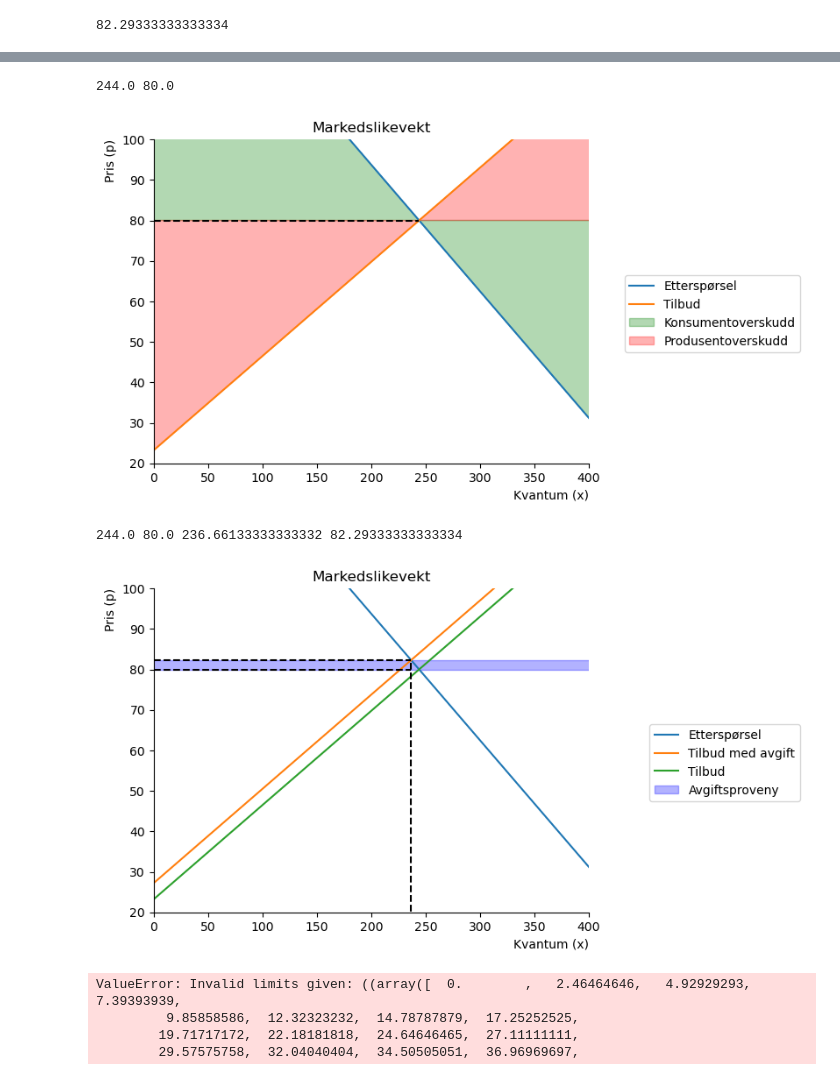
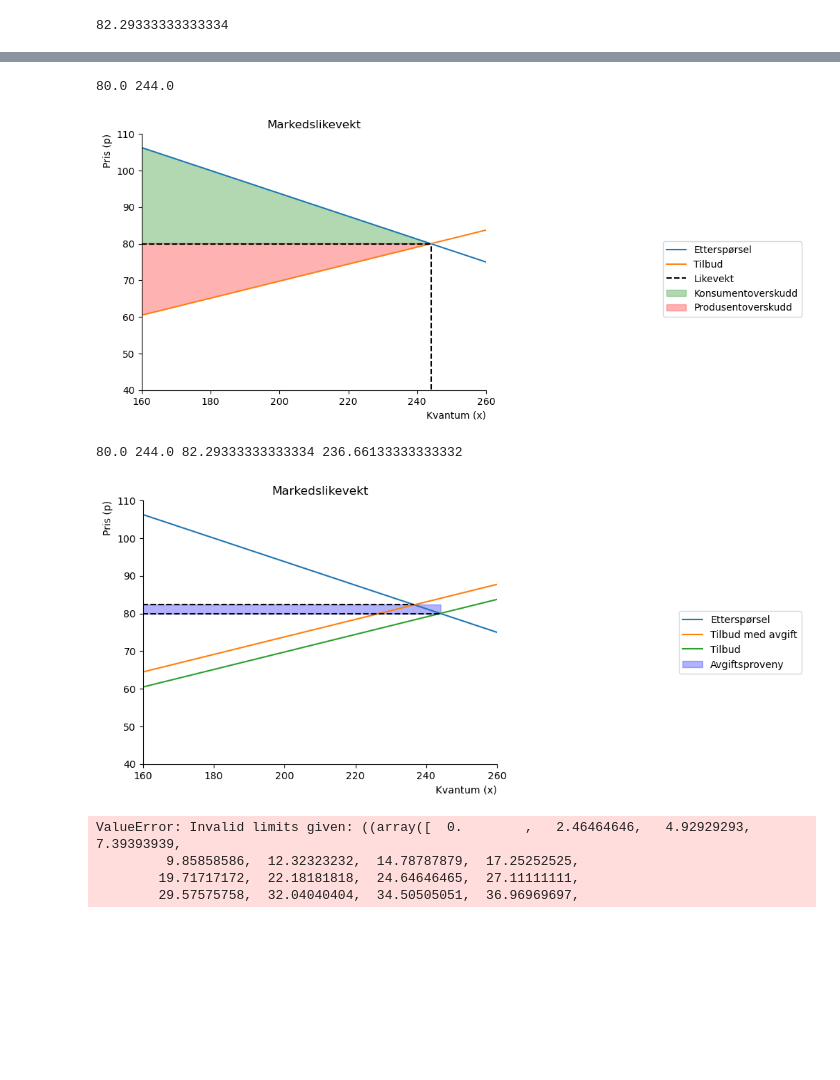
Before and after one commit to Danieljoha/Sok-1006, a Jupyter notebook: Arbeidskrav_3.ipynb, the cells around one changed output, grey strips where cells are left out. Drawn from its saved outputs; the diff is of its cells as text; code cells hidden in the pictures; blank space fills up the shorter version.

```diff
--- a/Arbeidskrav_3.ipynb
+++ b/Arbeidskrav_3.ipynb
@@ -96,7 +111,7 @@ x_eq_fn_med_avgift
 # %% [output]
 82.29333333333334
 # %%
-x_num=np.linspace(0.1,100,100)
+x_num=np.linspace(0.1,500,100)
 
 #lag en akse
 
@@ -104,8 +119,8 @@ def create_ax():
                 fig, ax = plt.subplots()
                 ax.set_ylabel('Pris (p)', loc='top')
                 ax.set_xlabel('Kvantum (x)', loc='right')
-                ax.set(xlim=(0,400))
-                ax.set(ylim=(0,100))
+                ax.set(xlim=(160,260))
+                ax.set(ylim=(40,110))
                 ax.spines['top'].set_color('none')
                 ax.spines['right'].set_color('none')
 
@@ -118,18 +133,18 @@ fig, ax = create_ax()
 # plott funksjonen
 
 ax.plot(x_num, demand(x_num), label='Etterspørsel')
-#ax.plot(supply(x_num, 4), x_num, label='Tilbud med avgift')
+#ax.plot(x_num, supply(x_num, 4), label='Tilbud med avgift')
 ax.plot(x_num, supply(x_num, 0), label='Tilbud')
 
 
 
 
 
-ax.hlines(p_eq_fn_uten_avgift,0,x_eq_fn_uten_avgift, color='black',ls='dashed')
-#ax.vlines(x_eq_fn_uten_avgift,0,p_eq_fn_uten_avgift, color='black',ls='dashed')
+ax.hlines(x_eq_fn_uten_avgift,0,p_eq_fn_uten_avgift, color='black',ls='dashed', label="Likevekt")
+ax.vlines(p_eq_fn_uten_avgift,0,x_eq_fn_uten_avgift, color='black',ls='dashed')
 
-#ax.vlines(x_eq_fn_med_avgift,0,p_eq_fn_med_avgift, color='black',ls='dashed')
-#ax.hlines(p_eq_fn_med_avgift,0,x_eq_fn_med_avgift, color='black',ls='dashed')
+#ax.vlines(p_eq_fn_med_avgift,0,x_eq_fn_med_avgift, color='black',ls='dashed')
+#ax.hlines(x_eq_fn_med_avgift,0,p_eq_fn_med_avgift, color='black',ls='dashed')
 
 
 # tittel
@@ -156,10 +171,7 @@ print(x_eq_fn_uten_avgift, p_eq_fn_uten_avgift)
 # %%
 x_num=np.linspace(0.1,100,100)
 q = np.linspace(0,p_eq_fn_uten_avgift,100)
-
-
-b = np.linspace(0,x_eq_fn_uten_avgift,100)
-
+x_num=np.linspace(0.1,500,100)
 
 #lag en akse
 
@@ -167,63 +179,57 @@ def create_ax():
                 fig, ax = plt.subplots()
                 ax.set_ylabel('Pris (p)', loc='top')
                 ax.set_xlabel('Kvantum (x)', loc='right')
-                ax.set(xlim=(0,400))
-                ax.set(ylim=(20,100))
+                ax.set(xlim=(160,260))
+                ax.set(ylim=(40,110))
                 ax.spines['top'].set_color('none')
                 ax.spines['right'].set_color('none')
 
                 return fig, ax
 
 
-                #ax.set(xlim=(100,400))
-                #ax.set(ylim=(40,100))
 
 fig, ax = create_ax()
 
 # plott funksjonen
 
-ax.plot(demand(x_num), x_num, label='Etterspørsel')
-#ax.plot(supply(x_num, 4), x_num, label='Tilbud med avgift')
-ax.plot(supply(x_num, 0), x_num, label='Tilbud')
+ax.plot(x_num, demand(x_num), label='Etterspørsel')
+#ax.plot(x_num, supply(x_num, 4), label='Tilbud med avgift')
+ax.plot(x_num, supply(x_num, 0), label='Tilbud')
 
 
 
 
+ax.hlines(x_eq_fn_uten_avgift,0,p_eq_fn_uten_avgift, color='black',ls='dashed', label="Likevekt")
+ax.vlines(p_eq_fn_uten_avgift,0,x_eq_fn_uten_avgift, color='black',ls='dashed')
 
-ax.hlines(p_eq_fn_uten_avgift,0,x_eq_fn_uten_avgift, color='black',ls='dashed')
-#ax.vlines(x_eq_fn_uten_avgift,0,p_eq_fn_uten_avgift, color='black',ls='dashed')
 
 #ax.vlines(x_eq_fn_med_avgift,0,p_eq_fn_med_avgift, color='black',ls='dashed')
 #ax.hlines(p_eq_fn_med_avgift,0,x_eq_fn_med_avgift, color='black',ls='dashed')
 
 
 # tittel
 ax.set_title('Markedslikevekt')
 
 #vis navnene:
 ax.legend(bbox_to_anchor=(1.5,0.6));
 
 
 
 
-q = np.linspace(0,x_eq_fn_uten_avgift,100)
 
 
-ax.fill_between(demand(q), p_eq_fn_uten_avgift, q, color = "green",alpha = 0.3,label='Konsumentoverskudd')
-ax.fill_between(supply(q, 0), q, p_eq_fn_uten_avgift, color = "red",alpha = 0.3,label='Produsentoverskudd')
+ax.fill_between(q, x_eq_fn_uten_avgift, demand(q), q, color = "green",alpha = 0.3,label='Konsumentoverskudd')
+ax.fill_between(q, supply(q, 0), x_eq_fn_uten_avgift, color = "red",alpha = 0.3,label='Produsentoverskudd')
 
 ax.legend(bbox_to_anchor=(1.5,0.6))
 print(x_eq_fn_uten_avgift, p_eq_fn_uten_avgift)
 # %% [output]
-244.0 80.0
+80.0 244.0
-[figure, old version]
+[figure, new version]
 # %%
 x_num=np.linspace(0.1,100,100)
 q = np.linspace(0,p_eq_fn_uten_avgift,100)
-
-
-b = np.linspace(0,x_eq_fn_uten_avgift,100)
-
+x_num=np.linspace(0.1,500,100)
 
 #lag en akse
 
@@ -231,34 +237,29 @@ def create_ax():
                 fig, ax = plt.subplots()
                 ax.set_ylabel('Pris (p)', loc='top')
                 ax.set_xlabel('Kvantum (x)', loc='right')
-                ax.set(xlim=(0,400))
-                ax.set(ylim=(20,100))
+                ax.set(xlim=(160,260))
+                ax.set(ylim=(40,110))
                 ax.spines['top'].set_color('none')
                 ax.spines['right'].set_color('none')
 
                 return fig, ax
 
 
-                #ax.set(xlim=(100,400))
-                #ax.set(ylim=(40,100))
 
 fig, ax = create_ax()
 
 # plott funksjonen
 
-ax.plot(demand(x_num), x_num, label='Etterspørsel')
-ax.plot(supply(x_num, 4), x_num, label='Tilbud med avgift')
-ax.plot(supply(x_num, 0), x_num, label='Tilbud')
+ax.plot(x_num, demand(x_num), label='Etterspørsel')
+ax.plot(x_num, supply(x_num, 4), label='Tilbud med avgift')
+ax.plot(x_num, supply(x_num, 0), label='Tilbud')
 
 
 
 
+ax.hlines(x_eq_fn_uten_avgift,0,p_eq_fn_uten_avgift, color='black',ls='dashed')
 
-ax.hlines(p_eq_fn_uten_avgift,0,x_eq_fn_med_avgift, color='black',ls='dashed')
-#ax.vlines(x_eq_fn_uten_avgift,0,p_eq_fn_uten_avgift, color='black',ls='dashed')
-
-ax.vlines(x_eq_fn_med_avgift,0,p_eq_fn_med_avgift, color='black',ls='dashed')
-ax.hlines(p_eq_fn_med_avgift,0,x_eq_fn_med_avgift, color='black',ls='dashed')
+ax.hlines(x_eq_fn_med_avgift,0,p_eq_fn_med_avgift, color='black',ls='dashed')
 
 
 # tittel
@@ -269,17 +270,17 @@ ax.legend(bbox_to_anchor=(1.5,0.6));
 
 
 
-
-q = np.linspace(0,x_eq_fn_uten_avgift,100)
+ax.legend(bbox_to_anchor=(1.5,0.6))
 
 
-ax.fill_between(supply(q, 4), p_eq_fn_uten_avgift, p_eq_fn_med_avgift, color = "blue",alpha = 0.3,label='Avgiftsproveny')
+
+ax.fill_between(q, x_eq_fn_med_avgift, x_eq_fn_uten_avgift, color = "blue",alpha = 0.3,label='Avgiftsproveny')
 
 ax.legend(bbox_to_anchor=(1.5,0.6))
 print(x_eq_fn_uten_avgift, p_eq_fn_uten_avgift, x_eq_fn_med_avgift, p_eq_fn_med_avgift)
 # %% [output]
-244.0 80.0 236.66133333333332 82.29333333333334
+80.0 244.0 82.29333333333334 236.66133333333332
-[figure, old version]
+[figure, new version]
 # %%
 consumer_surplus=sp.integrate(demand(q)-p_eq_fn_uten_avgift,(q,0,x_eq_fn_uten_avgift))
 consumer_surplus
```
Also changed, not shown: parts of 5 cells of this notebook.
